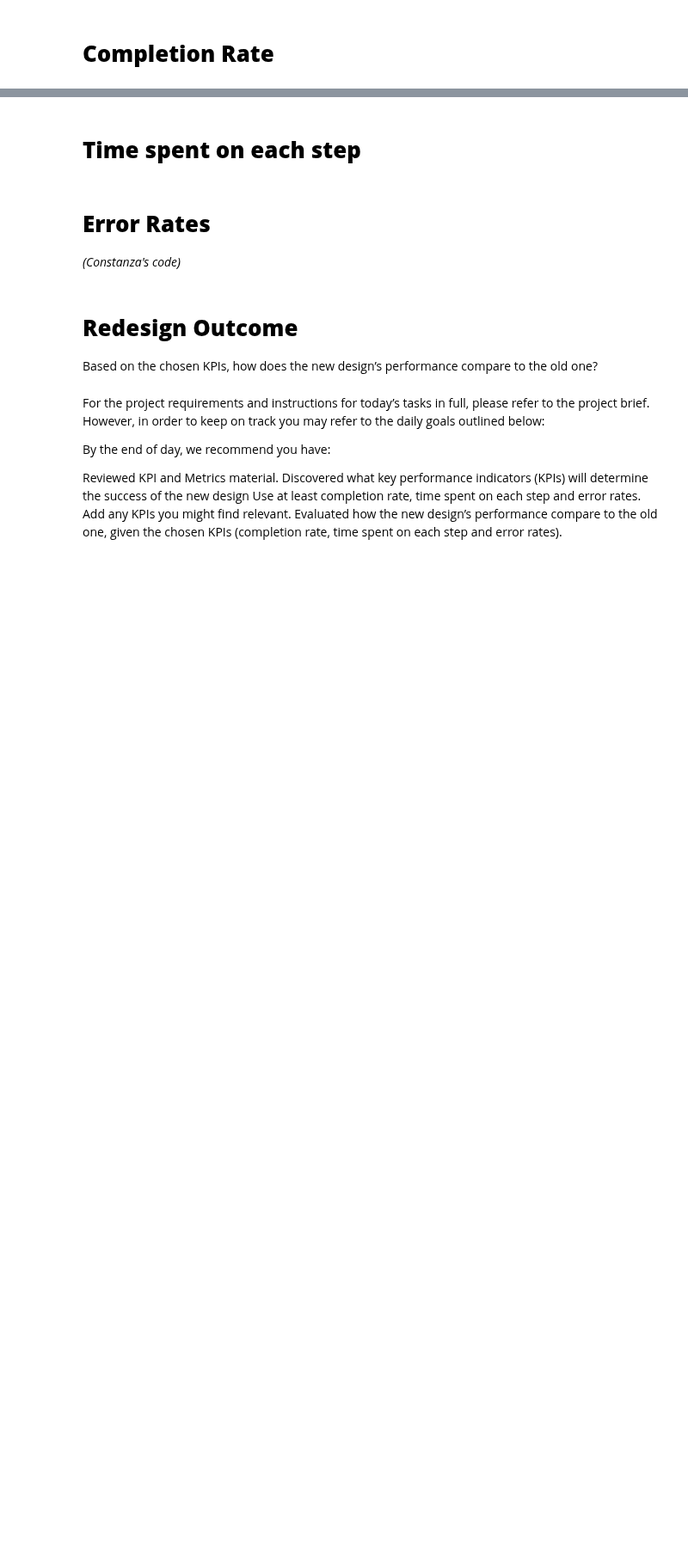
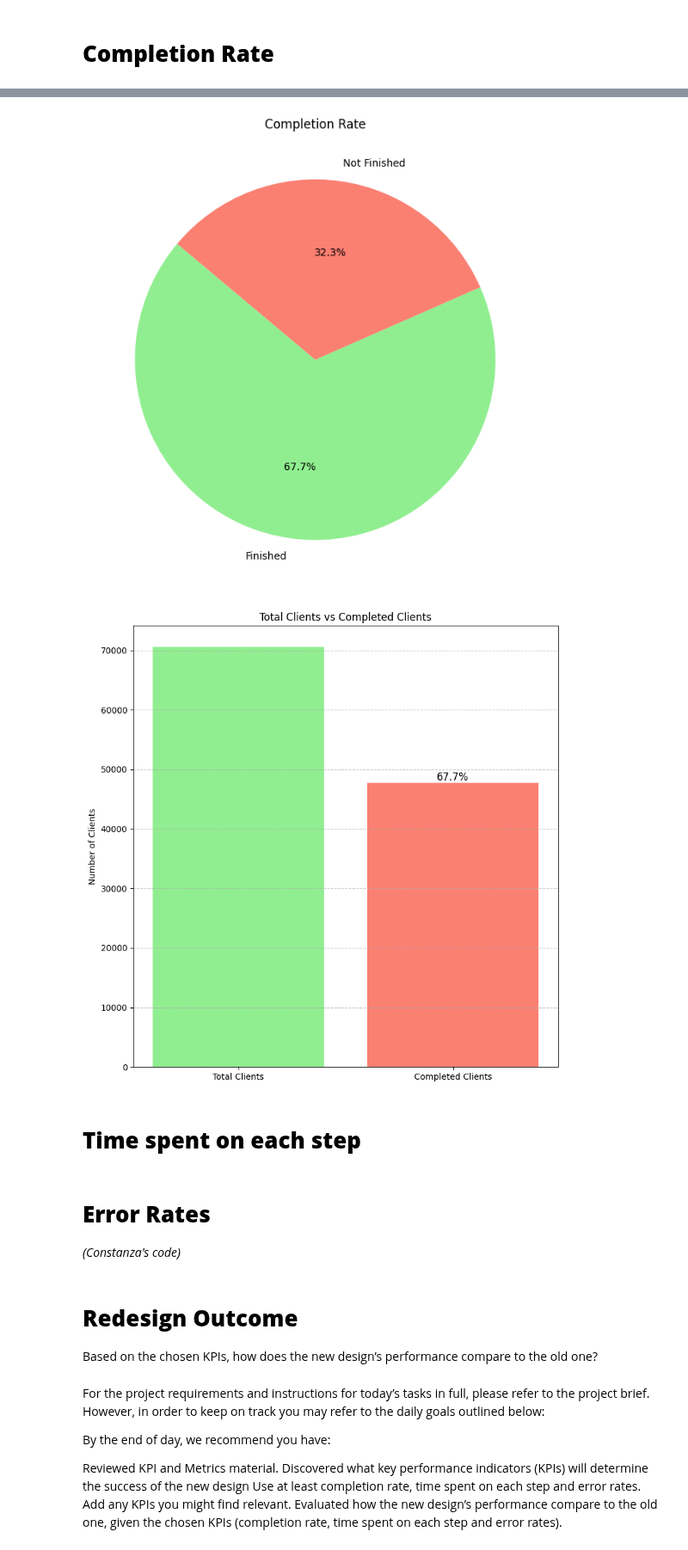
Before and after one commit to bruhu/vanguard-cx-project, a Jupyter notebook: notebooks/bru/kpi_calculations.ipynb, the cells around one changed output, grey strips where cells are left out. Shown at 86% size. Cells and saved outputs as stored; diff of their text form; code cells hidden in the pictures; blank space fills up the shorter version.

```diff
--- a/notebooks/bru/kpi_calculations.ipynb
+++ b/notebooks/bru/kpi_calculations.ipynb
@@ -85,34 +87,37 @@ find_completion_rate(kpi_df)
 # %%
-clients_finished = kpi_df[kpi_df['process_step'] == 4]['client_id'].nunique()
+clients_finished = kpi_df[kpi_df['step'] == 4]['client_id'].nunique()
 total_clients = kpi_df['client_id'].nunique()
 clients_not_finished = total_clients - clients_finished
 
 completion_rate = (clients_finished / total_clients) * 100
 
 # pie chart
 plt.figure(figsize=(8, 8))
 plt.pie(
     [clients_finished, clients_not_finished],
     labels=['Finished', 'Not Finished'],
     autopct='%1.1f%%',
     colors=['lightgreen', 'salmon'],
     startangle=140
 )
 plt.title('Completion Rate')
 plt.show()
 
 # bar chart
 plt.figure(figsize=(8, 8))
 bars = plt.bar(['Total Clients', 'Completed Clients'], [total_clients, clients_finished], color=['lightgreen', 'salmon'])
 
 # add percentage annotation on top
 plt.text(1, clients_finished + 1, f'{completion_rate:.1f}%', ha='center', va='bottom', fontsize=12, color='black')
 
 plt.title('Total Clients vs Completed Clients')
 plt.ylabel('Number of Clients')
 plt.grid(axis='y', linestyle='--', alpha=0.7)
 plt.tight_layout()
 plt.show()
+# %% [output]
+[figure, added]
+[figure, added]
 # %% [markdown]
 # **Time spent on each step**
 # %%
```
Also changed, not shown: parts of 7 cells of this notebook.
